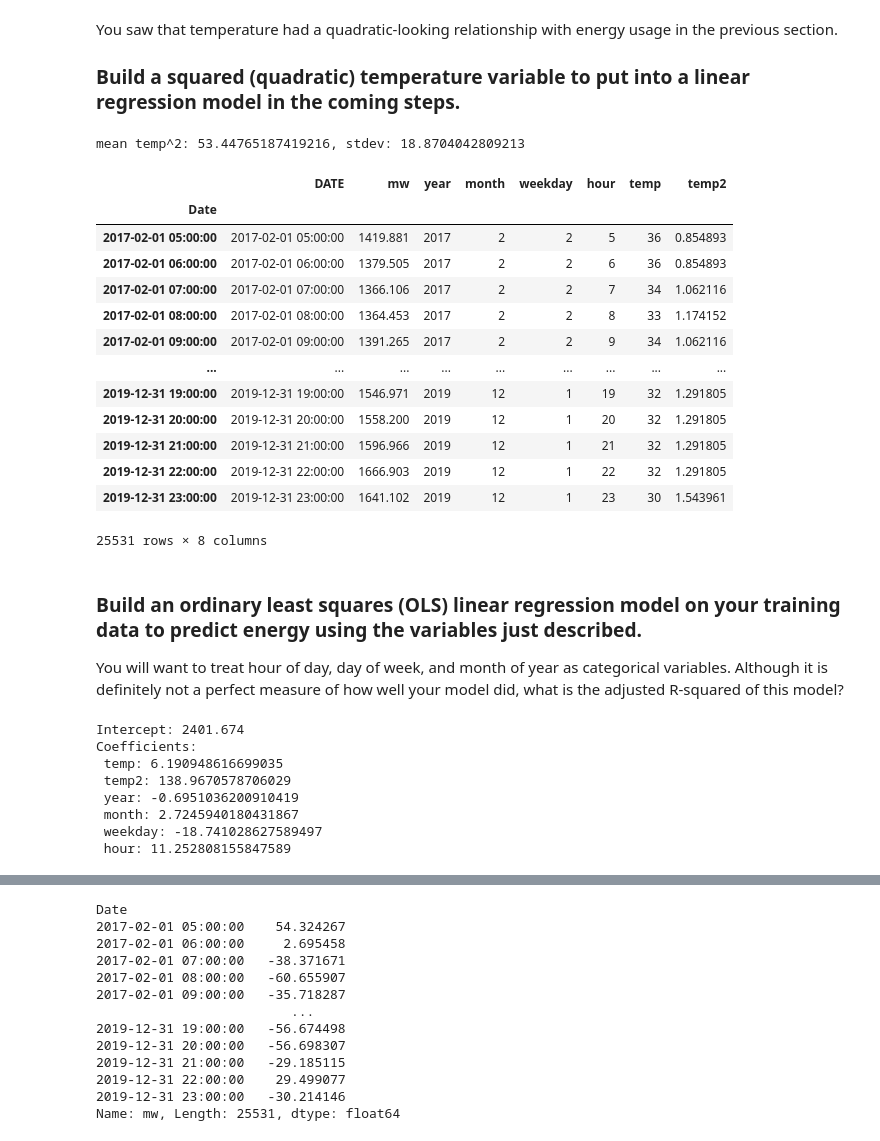
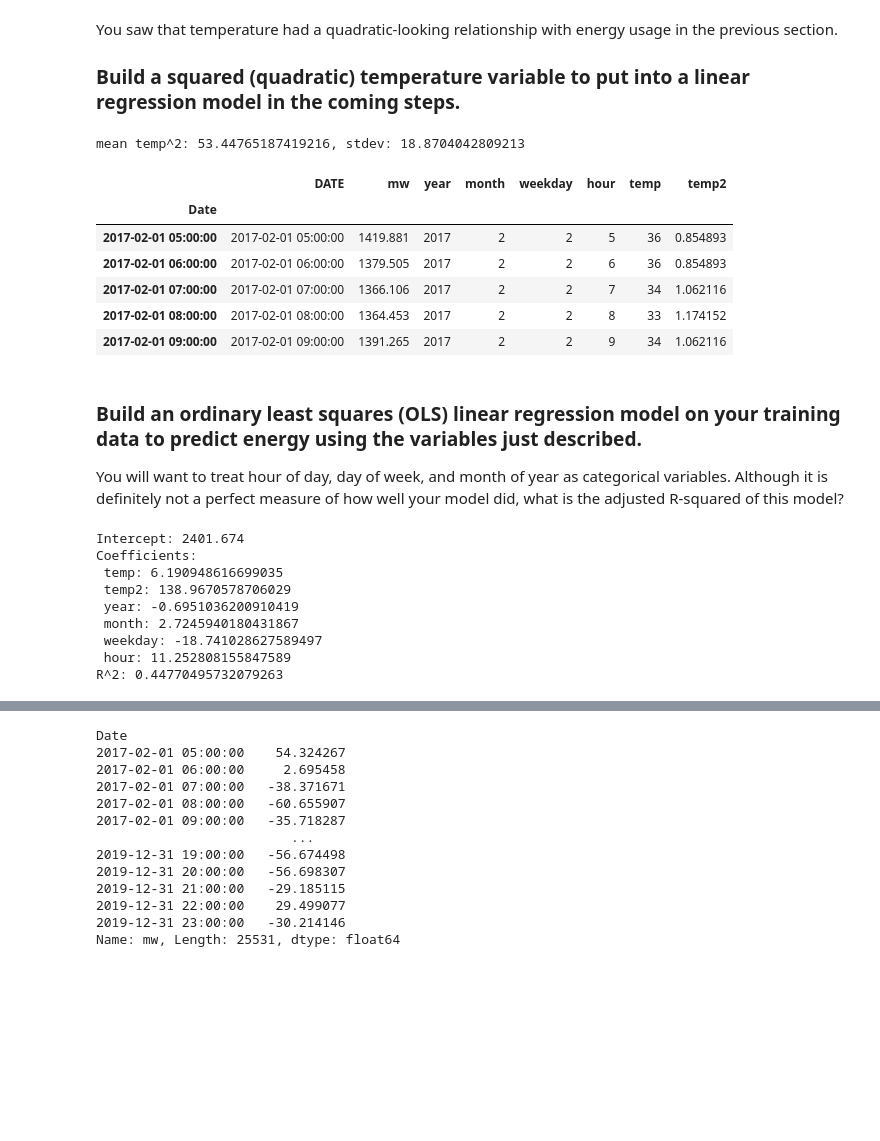
Before and after one commit to wordsmithereens/time_series_energy_demand, a Jupyter notebook: modeling.ipynb, the cells around one changed output, grey strips where cells are left out. Drawn from its saved outputs; the diff is of its cells as text; code cells hidden in the pictures; blank space fills up the shorter version.

```diff
--- a/modeling.ipynb
+++ b/modeling.ipynb
@@ -39,26 +19,19 @@ You saw that temperature had a quadratic-looking relationship with energy usage
 # %%
 mu_temp = df['temp'].mean()
 s_temp = df['temp'].std()
 print(f"mean temp^2: {mu_temp}, stdev: {s_temp}")
 df['temp2'] = (df['temp'] - mu_temp) / s_temp
 df['temp2'] = df['temp2'] * df['temp2']
-df
+df.head()
 # %% [output]
 mean temp^2: 53.44765187419216, stdev: 18.8704042809213
 |  | DATE | mw | year | month | weekday | hour | temp | temp2 |
 | Date |  |  |  |  |  |  |  |  |
 | 2017-02-01 05:00:00 | 2017-02-01 05:00:00 | 1419.881 | 2017 | 2 | 2 | 5 | 36 | 0.854893 |
 | 2017-02-01 06:00:00 | 2017-02-01 06:00:00 | 1379.505 | 2017 | 2 | 2 | 6 | 36 | 0.854893 |
 | 2017-02-01 07:00:00 | 2017-02-01 07:00:00 | 1366.106 | 2017 | 2 | 2 | 7 | 34 | 1.062116 |
 | 2017-02-01 08:00:00 | 2017-02-01 08:00:00 | 1364.453 | 2017 | 2 | 2 | 8 | 33 | 1.174152 |
 | 2017-02-01 09:00:00 | 2017-02-01 09:00:00 | 1391.265 | 2017 | 2 | 2 | 9 | 34 | 1.062116 |
-| ... | ... | ... | ... | ... | ... | ... | ... | ... |
-| 2019-12-31 19:00:00 | 2019-12-31 19:00:00 | 1546.971 | 2019 | 12 | 1 | 19 | 32 | 1.291805 |
-| 2019-12-31 20:00:00 | 2019-12-31 20:00:00 | 1558.200 | 2019 | 12 | 1 | 20 | 32 | 1.291805 |
-| 2019-12-31 21:00:00 | 2019-12-31 21:00:00 | 1596.966 | 2019 | 12 | 1 | 21 | 32 | 1.291805 |
-| 2019-12-31 22:00:00 | 2019-12-31 22:00:00 | 1666.903 | 2019 | 12 | 1 | 22 | 32 | 1.291805 |
-| 2019-12-31 23:00:00 | 2019-12-31 23:00:00 | 1641.102 | 2019 | 12 | 1 | 23 | 30 | 1.543961 |
-25531 rows × 8 columns
 # %% [markdown]
 ### Build an ordinary least squares (OLS) linear regression model on your training data to predict energy using the variables just described.
 You will want to treat hour of day, day of week, and month of year as categorical variables.
@@ -72,6 +45,7 @@ print(f'Intercept: {model.intercept_:.3f}')
 print('Coefficients:')
 for name, coef in zip(predictors, model.coef_):
     print(f' {name}: {coef}')
+print(f"R^2: {model.score(X=df.filter(items=predictors), y=df[outcome])}")
 # %% [output]
 Intercept: 2401.674
 Coefficients:
@@ -81,3 +55,4 @@ Coefficients:
  month: 2.7245940180431867
  weekday: -18.741028627589497
  hour: 11.252808155847589
+R^2: 0.44770495732079263
```
Also changed, not shown: parts of 21 cells of this notebook.
